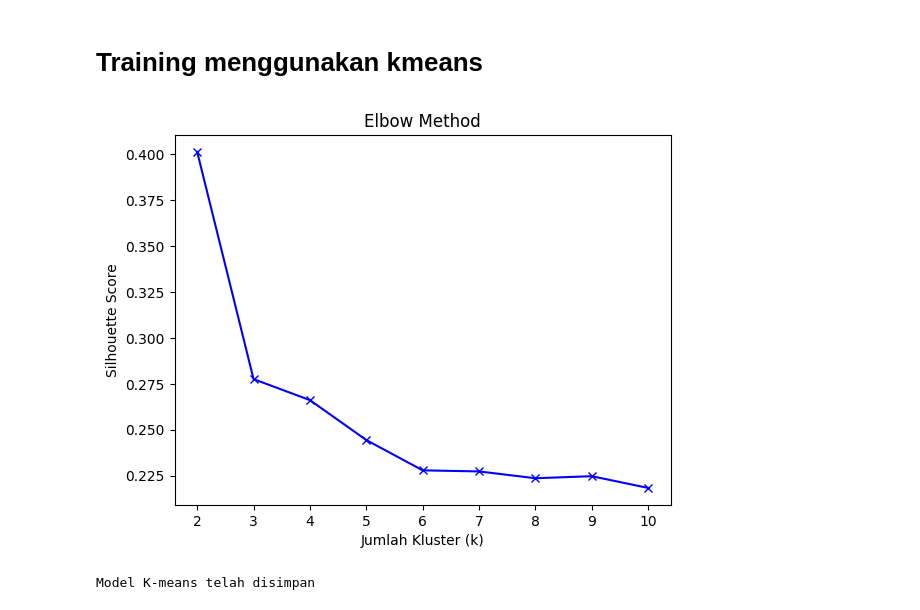
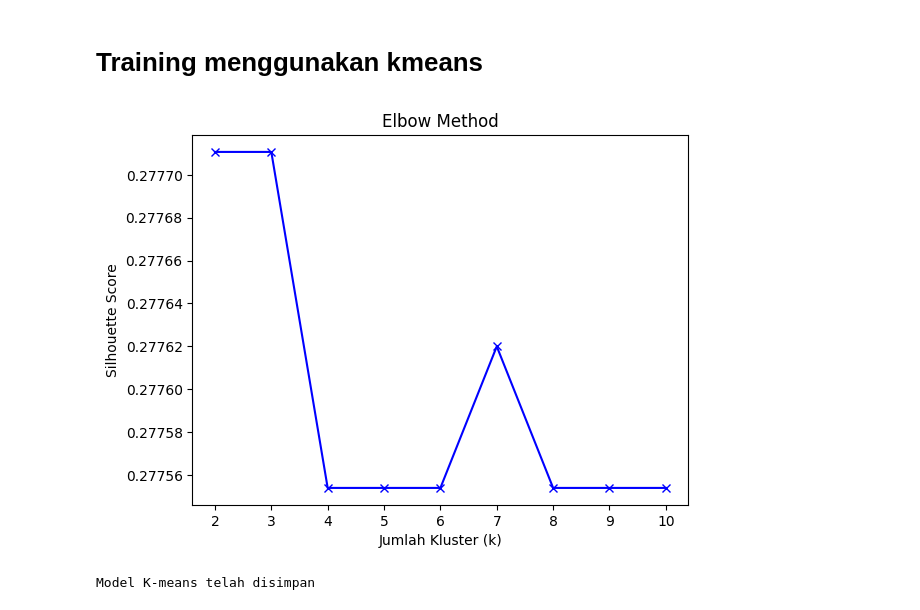
Before and after one commit to FaridRieziq/Mobile-Price-Classification, a Jupyter notebook: preprocessing.ipynb, the cells around one changed output. Drawn from its saved outputs; the diff is of its cells as text; code cells hidden in the pictures.

```diff
--- a/preprocessing.ipynb
+++ b/preprocessing.ipynb
@@ -102,34 +101,34 @@ X_train.shape, X_test.shape
 # %%
 
 # Inisialisasi daftar untuk menyimpan skor silhouette
 silhouette_scores = []
 
 ## Menentukan rentang jumlah kluster yang akan diuji
 k_values = range(2, 11)
 
 # Melakukan K-means clustering untuk setiap jumlah kluster
 for k in k_values:
     # Inisialisasi KMeans object
-    kmeans = KMeans(n_clusters=k)
+    kmeans = KMeans(n_clusters=3, n_init=10)
 
     # Melatih model K-means clustering
     kmeans.fit(X)
 
     # Prediksi kluster untuk setiap sampel
     y_pred = kmeans.predict(X)
 
     # Menghitung skor silhouette
     silhouette_avg = silhouette_score(X, y_pred)
     silhouette_scores.append(silhouette_avg)
 
 # Plot elbow curve
 plt.plot(k_values, silhouette_scores, 'bx-')
 plt.xlabel('Jumlah Kluster (k)')
 plt.ylabel('Silhouette Score')
 plt.title('Elbow Method')
 plt.show()
 # %% [output]
-[figure, old version]
+[figure, new version]
 # %%
 # Menyimpan model K-means ke file menggunakan joblib
 joblib.dump(kmeans, 'kmeans_model.pkl')
```
Also changed, not shown: parts of 1 cell of this notebook, 1 other file.
